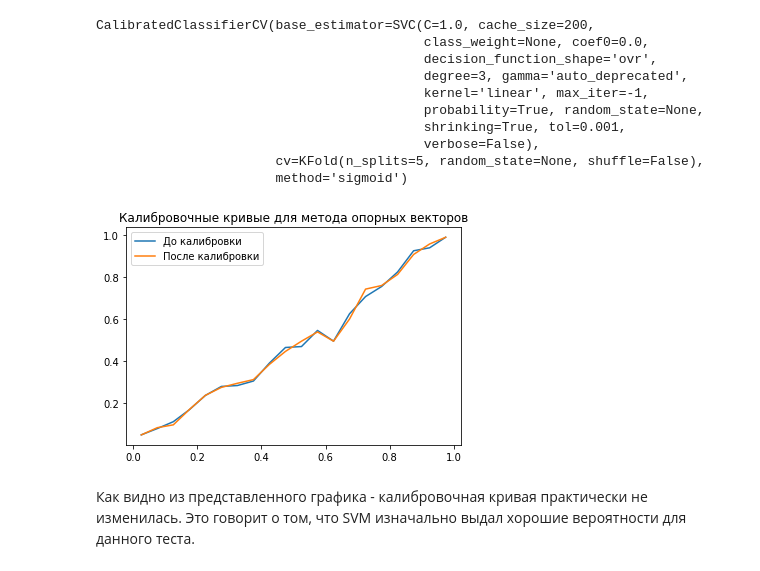
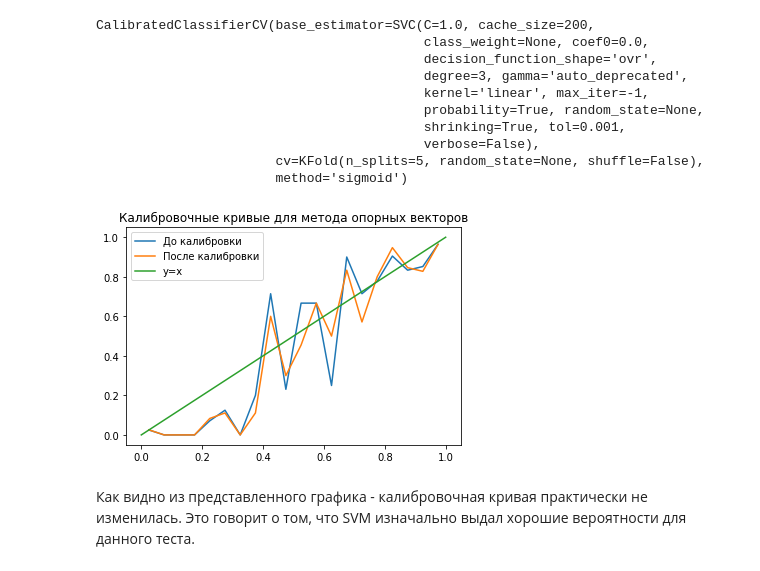
Before and after one commit to paniquex/ML_DS_practice, a Jupyter notebook: MMRO/HW_04/homework-practuce-04-KuzminNikita.ipynb, the cells around one changed output. Drawn from its saved outputs; the diff is of its cells as text; code cells hidden in the pictures.

```diff
--- a/MMRO/HW_04/homework-practuce-04-KuzminNikita.ipynb
+++ b/MMRO/HW_04/homework-practuce-04-KuzminNikita.ipynb
@@ -449,7 +451,7 @@ def plot_calibration_curve(y_test, preds):
 Заметим, что метод опорных векторов не умеет predict_proba, но имеет метод decision_function.
 # %%
 X, y = make_classification(
-    n_samples=10000, n_features=20, n_informative=10, n_redundant=10,
+    n_samples=1000, n_features=20, n_informative=10, n_redundant=10,
     random_state=42)
 
 X_train, X_test, y_train, y_test = train_test_split(
@@ -505,11 +507,12 @@ preds_svc_calibrated = calibr_classifier.predict_proba(X_test)
 # %%
 plot_calibration_curve(y_test, preds_svc[:, 1])
 plot_calibration_curve(y_test, preds_svc_calibrated[:, 1])
+plt.plot([0, 1], [0, 1], label='x = y')
 plt.title('Калибровочные кривые для метода опорных векторов')
-plt.legend(['До калибровки', 'После калибровки'])
+plt.legend(['До калибровки', 'После калибровки', 'y=x'])
 plt.show()
 # %% [output]
-[figure, old version]
+[figure, new version]
 # %% [markdown]
 Как видно из представленного графика - калибровочная кривая практически не изменилась. Это говорит о том, что SVM изначально выдал хорошие вероятности для данного теста.
 # %% [markdown]
```
Also changed, not shown: parts of 24 cells of this notebook.
